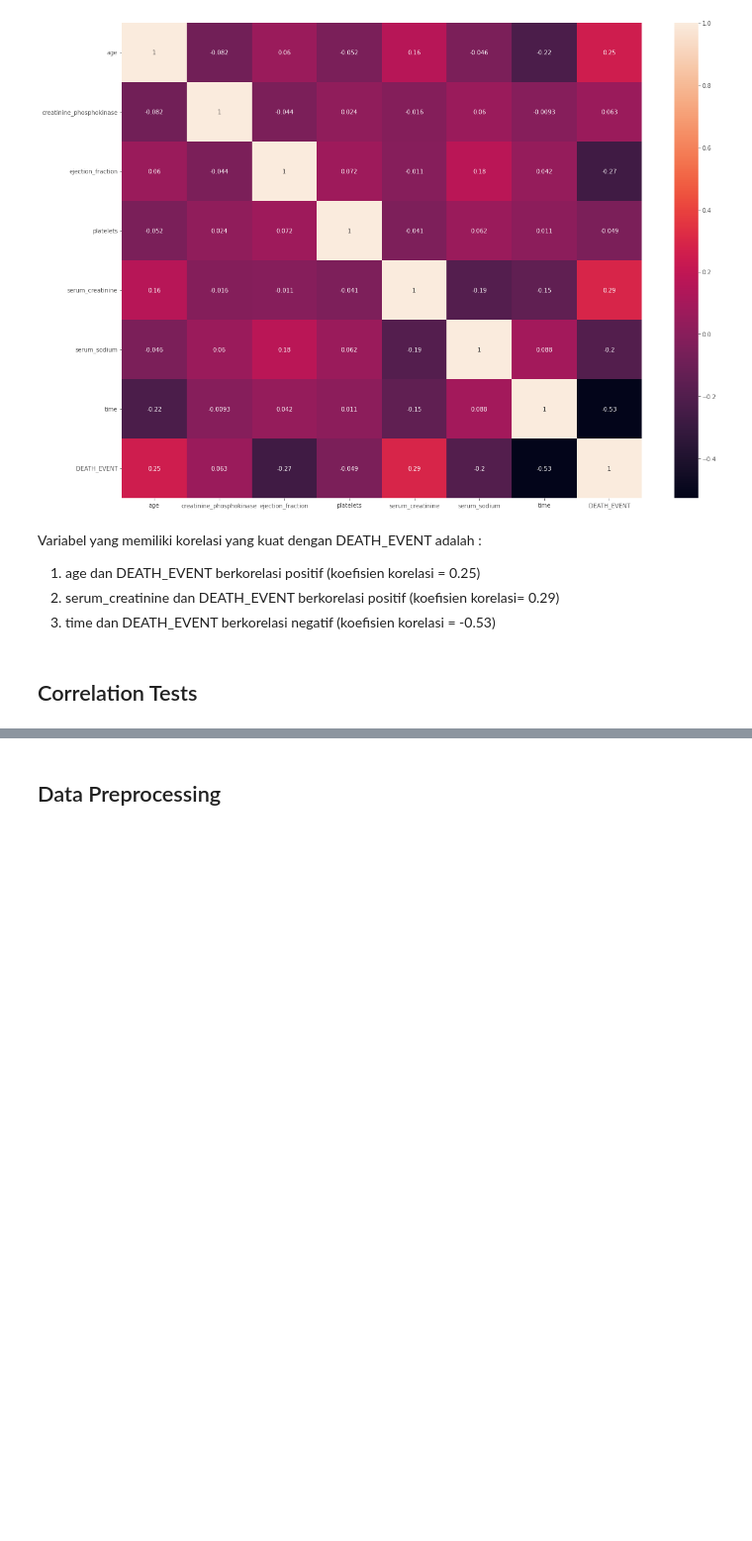
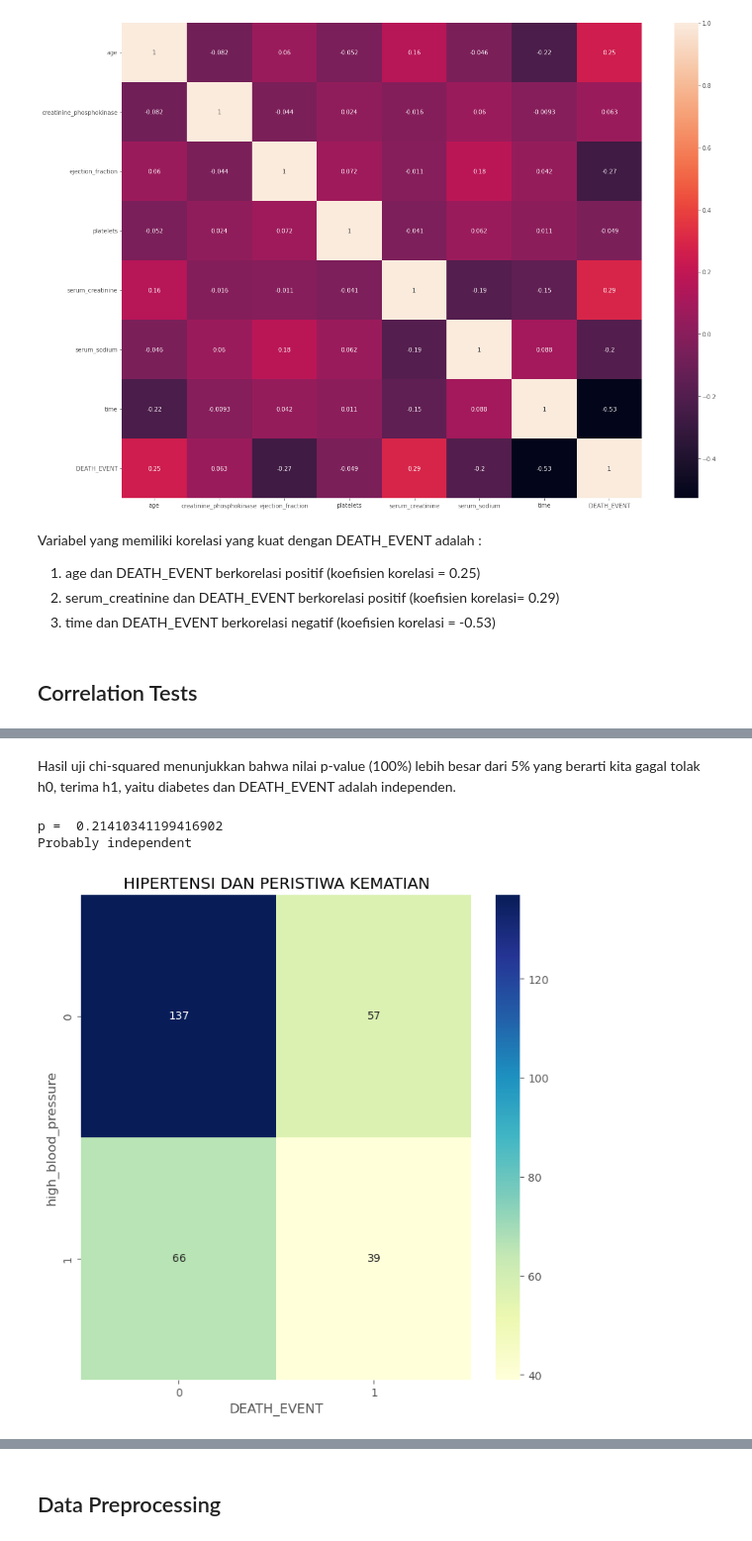
Before and after one commit to JonathanAdi7/Final-Project_Kelompok4, a Jupyter notebook: PYTN_KampusMerdeka_fp3_Kelompok 4 .ipynb, the cells around one changed output, grey strips where cells are left out. Shown at 99% size. Cells and saved outputs as stored; diff of their text form; code cells hidden in the pictures; blank space fills up the shorter version.

```diff
--- a/PYTN_KampusMerdeka_fp3_Kelompok 4 .ipynb
+++ b/PYTN_KampusMerdeka_fp3_Kelompok 4 .ipynb
@@ -786,0 +498,8 @@ Probably independent
+# %% [markdown]
+Hasil uji chi-squared menunjukkan bahwa nilai p-value (100%) lebih besar dari 5% yang berarti kita gagal tolak h0, terima h1, yaitu diabetes dan DEATH_EVENT adalah independen.
+# %%
+chi_squared('high_blood_pressure', 'HIPERTENSI DAN PERISTIWA KEMATIAN')
+# %% [output]
+p =  0.21410341199416902
+Probably independent
+[figure, added]
```
Also changed, not shown: parts of 52 cells of this notebook.
